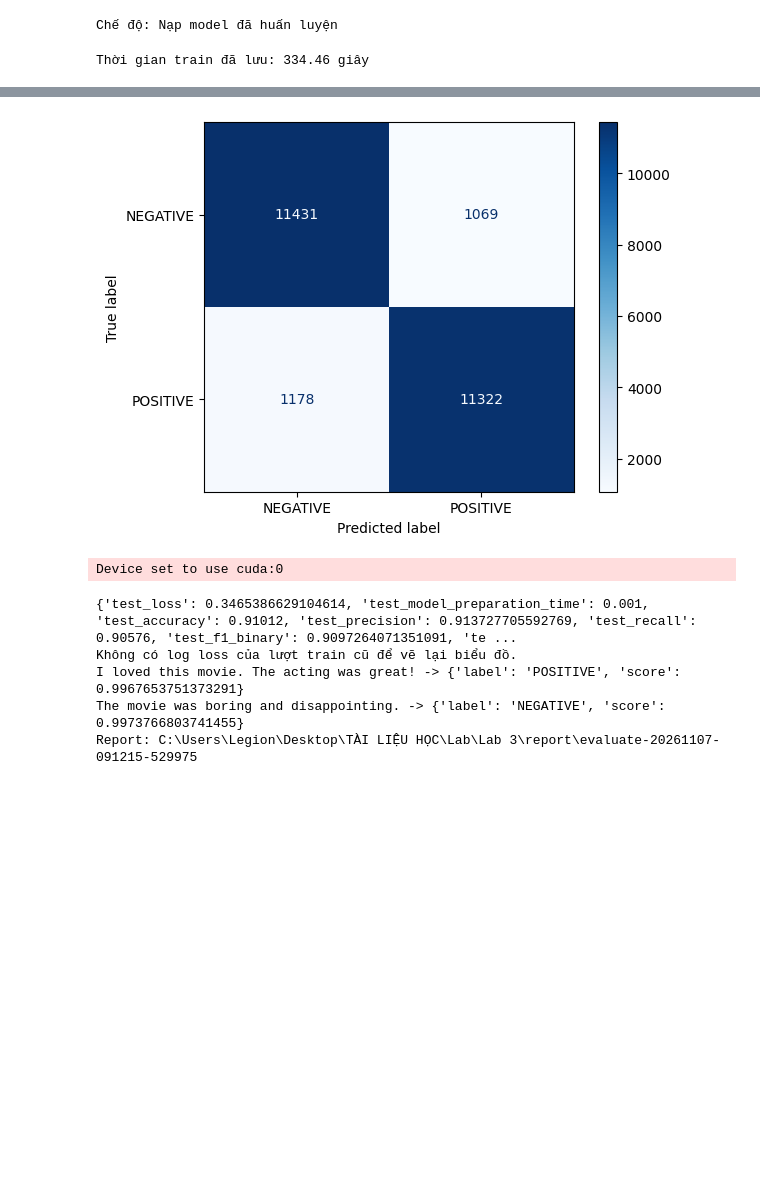
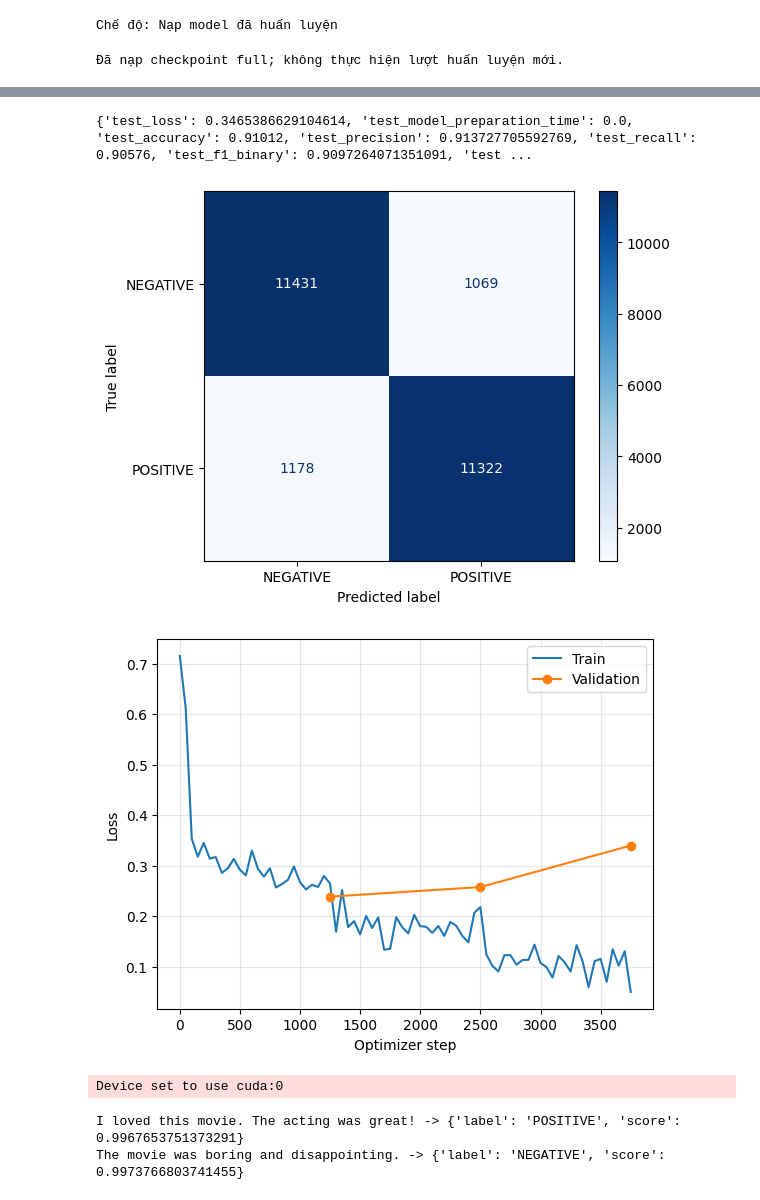
Before and after one commit to QuocAn118/Lab, a Jupyter notebook: Lab_3 (1).ipynb, the cells around one changed output, grey strips where cells are left out. Cells and saved outputs as stored; diff of their text form; code cells hidden in the pictures; blank space fills up the shorter version.

```diff
--- a/Lab_3 (1).ipynb
+++ b/Lab_3 (1).ipynb
@@ -48,12 +63,14 @@ print({name: len(split) for name, split in data.items()})
 {'train': 20000, 'validation': 5000, 'test': 25000}
 # %%
 # Exercise 2 - Step 3: Load pretrained model and tokenizer
-# Sources: Lab 3/docs/03_model.md; Lab 3/docs/04_training.md; Lab 3/docs/08_implementation.md
+# Sources: Lab 3/docs/model.md; Lab 3/docs/training.md; Lab 3/docs/implementation.md
 tokenizer = AutoTokenizer.from_pretrained(MODEL_NAME)
 
 CHECKPOINT = ROOT/'outputs/full/checkpoints/best'
 TRAIN = not (CHECKPOINT/'config.json').exists()
 OUTPUT = ROOT/'outputs/simple-training'
+if TRAIN:
+    OUTPUT = OUTPUT/datetime.now().strftime('%Y%m%d-%H%M%S')
 model = AutoModelForSequenceClassification.from_pretrained(
     MODEL_NAME if TRAIN else str(CHECKPOINT), num_labels=2,
     id2label={0: 'NEGATIVE', 1: 'POSITIVE'}, label2id={'NEGATIVE': 0, 'POSITIVE': 1})
@@ -80,8 +97,7 @@ args = TrainingArguments(
     seed=42, logging_steps=50)
 # %%
 # Exercise 2 - Step 6: Define metrics and train
-# Sources: Lab 3/docs/05_evaluation.md; Lab 3/docs/04_training.md; Lab 3/docs/08_implementation.md; Lab 3/docs/11_AI_Usage.md
-
+# Sources: Lab 3/docs/evaluation.md; Lab 3/docs/training.md; Lab 3/docs/implementation.md; Lab 3/docs/AI_Usage.md
 def compute_metrics(prediction):
     logits, labels = prediction
     predicted = np.argmax(logits, axis=-1)
@@ -95,22 +111,50 @@ trainer = Trainer(
     model=model, args=args, train_dataset=tokenized['train'], eval_dataset=tokenized['validation'],
     processing_class=tokenizer, data_collator=collator, compute_metrics=compute_metrics,
     callbacks=[EarlyStoppingCallback(early_stopping_patience=2, early_stopping_threshold=0.01)])
+
 if TRAIN:
-    CHECKPOINT = train_and_save(trainer, tokenizer, OUTPUT)
-show_training_time(CHECKPOINT)
+    (OUTPUT/'SOURCES.md').write_text(
+        '# Nguồn và phạm vi\n\nÁp dụng mọi artifact trong run này.\n'
+        'Căn cứ (từ Lab 3/): docs/implementation.md §6; docs/training.md; docs/model.md; docs/data.md.\n',
+        encoding='utf-8')
+    trainer.train()
+    CHECKPOINT = OUTPUT/'best'
+    trainer.save_model(str(CHECKPOINT))
+    tokenizer.save_pretrained(str(CHECKPOINT))
+else:
+    print('Đã nạp checkpoint full; không thực hiện lượt huấn luyện mới.')
 # %% [output]
-Thời gian train đã lưu: 334.46 giây
+Đã nạp checkpoint full; không thực hiện lượt huấn luyện mới.
 # %%
 # Exercise 2 - Step 7: Evaluate and demonstrate
-# Sources: Lab 3/docs/05_evaluation.md; Lab 3/docs/06_verification.md; Lab 3/docs/07_demo.md; Lab 3/docs/03_model.md
-result = evaluate_and_report(trainer, tokenized['test'], CHECKPOINT, ROOT, TRAIN,
-    sentences=['I loved this movie. The acting was great!', 'The movie was boring and disappointing.'])
+# Sources: Lab 3/docs/evaluation.md; Lab 3/docs/verification.md; Lab 3/docs/demo.md; Lab 3/docs/model.md
+result = trainer.predict(tokenized['test'])
+print(result.metrics)
+y_pred = result.predictions.argmax(axis=-1)
+ConfusionMatrixDisplay.from_predictions(result.label_ids, y_pred, display_labels=['NEGATIVE', 'POSITIVE'], cmap='Blues')
+plt.show()
+
+if TRAIN:
+    history = trainer.state.log_history
+else:
+    history = json.loads((ROOT/'outputs/full/trainer_history.json').read_text(encoding='utf-8'))['history']
+train_log = [row for row in history if 'loss' in row]
+val_log = [row for row in history if 'eval_loss' in row]
+plt.plot([row['step'] for row in train_log], [row['loss'] for row in train_log], label='Train')
+plt.plot([row['step'] for row in val_log], [row['eval_loss'] for row in val_log], 'o-', label='Validation')
+plt.xlabel('Optimizer step'); plt.ylabel('Loss'); plt.legend(); plt.grid(alpha=0.3)
+plt.show()
+
+sentiment = pipeline('text-classification', model=str(CHECKPOINT), tokenizer=str(CHECKPOINT),
+                     device=0 if torch.cuda.is_available() else -1)
+sentences = ['I loved this movie. The acting was great!', 'The movie was boring and disappointing.']
+for sentence, prediction in zip(sentences, sentiment(sentences, truncation=True, max_length=256)):
+    print(sentence, '->', prediction)
 # %% [output]
 [interactive output not drawn]
+{'test_loss': 0.3465386629104614, 'test_model_preparation_time': 0.0, 'test_accuracy': 0.91012, 'test_precision': 0.913727705592769, 'test_recall': 0.90576, 'test_f1_binary': 0.9097264071351091, 'test ...
 [figure]
-Device set to use cuda:0
+[figure, added]
-{'test_loss': 0.3465386629104614, 'test_model_preparation_time': 0.001, 'test_accuracy': 0.91012, 'test_precision': 0.913727705592769, 'test_recall': 0.90576, 'test_f1_binary': 0.9097264071351091, 'te ...
-Không có log loss của lượt train cũ để vẽ lại biểu đồ.
-I loved this movie. The acting was great! -> {'label': 'POSITIVE', 'score': 0.9967653751373291}
-The movie was boring and disappointing. -> {'label': 'NEGATIVE', 'score': 0.9973766803741455}
-Report: C:\Users\Legion\Desktop\TÀI LIỆU HỌC\Lab\Lab 3\report\evaluate-20261107-091215-529975
+Device set to use cuda:0
+I loved this movie. The acting was great! -> {'label': 'POSITIVE', 'score': 0.9967653751373291}
+The movie was boring and disappointing. -> {'label': 'NEGATIVE', 'score': 0.9973766803741455}
```
Also changed, not shown: parts of 5 cells of this notebook, 14 other files.
